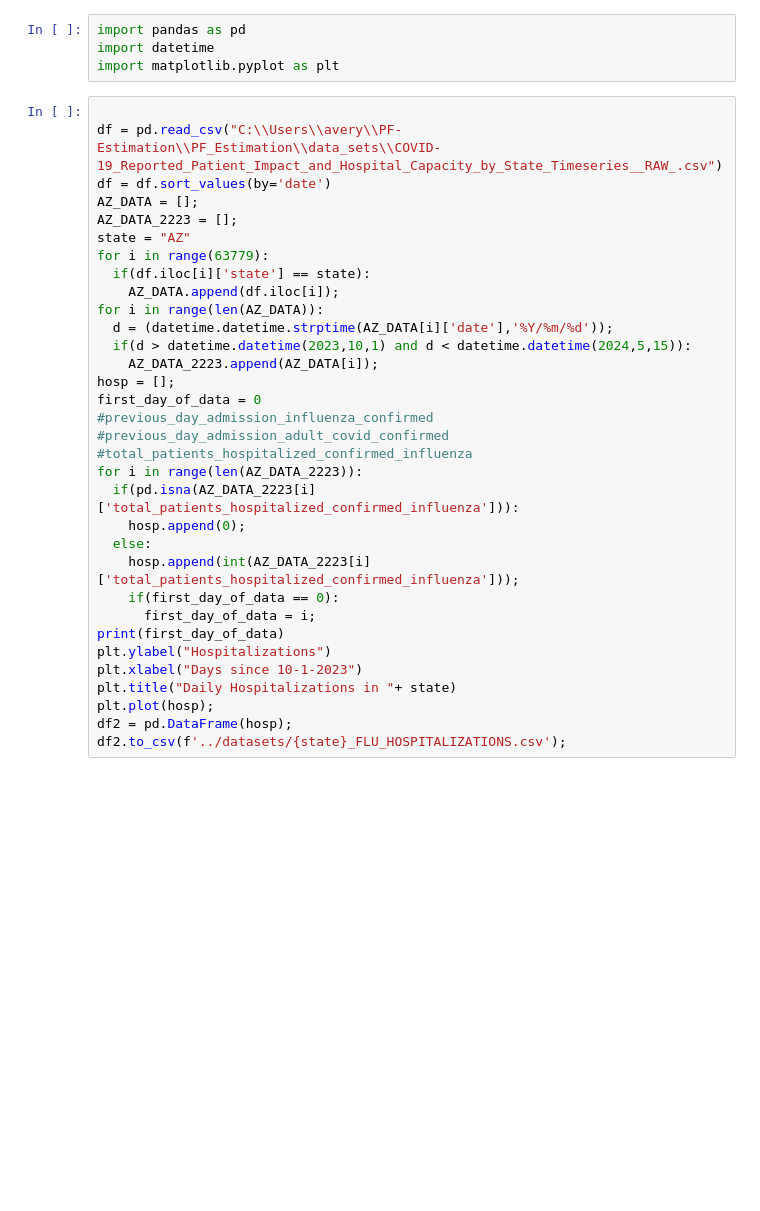
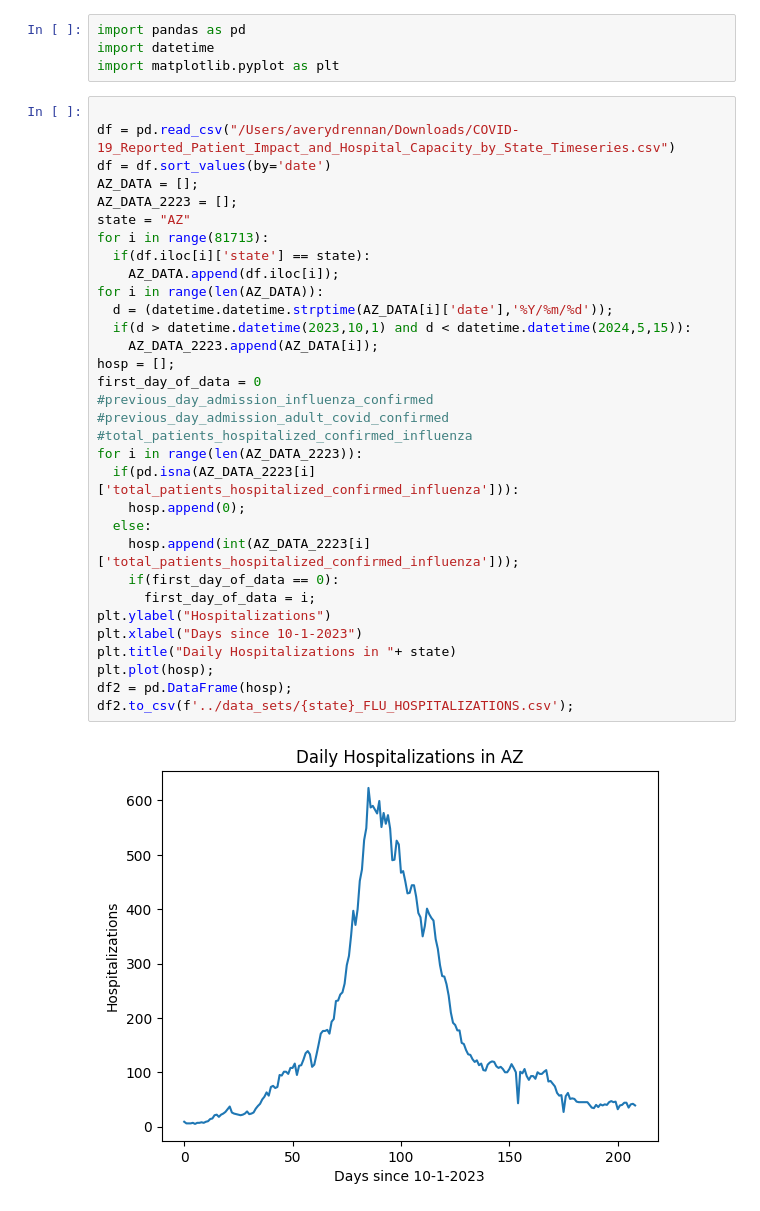
Before and after one commit to Averydx/PMCMC, a Jupyter notebook: notebooks/real_data.ipynb, the cells around one changed output. Cells and saved outputs as stored; diff of their text form; blank space fills up the shorter version.

```diff
--- a/notebooks/real_data.ipynb
+++ b/notebooks/real_data.ipynb
@@ -4,34 +4,35 @@ import datetime
 import matplotlib.pyplot as plt
 # %%
 
-df = pd.read_csv("C:\\Users\\avery\\PF-Estimation\\PF_Estimation\\data_sets\\COVID-19_Reported_Patient_Impact_and_Hospital_Capacity_by_State_Timeseries__RAW_.csv")
+df = pd.read_csv("/Users/averydrennan/Downloads/COVID-19_Reported_Patient_Impact_and_Hospital_Capacity_by_State_Timeseries.csv")
 df = df.sort_values(by='date')
 AZ_DATA = [];
 AZ_DATA_2223 = [];
 state = "AZ"
-for i in range(63779):
+for i in range(81713):
   if(df.iloc[i]['state'] == state):
     AZ_DATA.append(df.iloc[i]);
 for i in range(len(AZ_DATA)):
   d = (datetime.datetime.strptime(AZ_DATA[i]['date'],'%Y/%m/%d'));
   if(d > datetime.datetime(2023,10,1) and d < datetime.datetime(2024,5,15)):
     AZ_DATA_2223.append(AZ_DATA[i]);
 hosp = [];
 first_day_of_data = 0
 #previous_day_admission_influenza_confirmed
 #previous_day_admission_adult_covid_confirmed
 #total_patients_hospitalized_confirmed_influenza
 for i in range(len(AZ_DATA_2223)):
   if(pd.isna(AZ_DATA_2223[i]['total_patients_hospitalized_confirmed_influenza'])):
     hosp.append(0);
   else:
     hosp.append(int(AZ_DATA_2223[i]['total_patients_hospitalized_confirmed_influenza']));
     if(first_day_of_data == 0):
       first_day_of_data = i;
-print(first_day_of_data)
 plt.ylabel("Hospitalizations")
 plt.xlabel("Days since 10-1-2023")
 plt.title("Daily Hospitalizations in "+ state)
 plt.plot(hosp);
 df2 = pd.DataFrame(hosp);
-df2.to_csv(f'../datasets/{state}_FLU_HOSPITALIZATIONS.csv');
+df2.to_csv(f'../data_sets/{state}_FLU_HOSPITALIZATIONS.csv');
+# %% [output]
+[figure, added]
```
Also changed, not shown: 4 other files.
